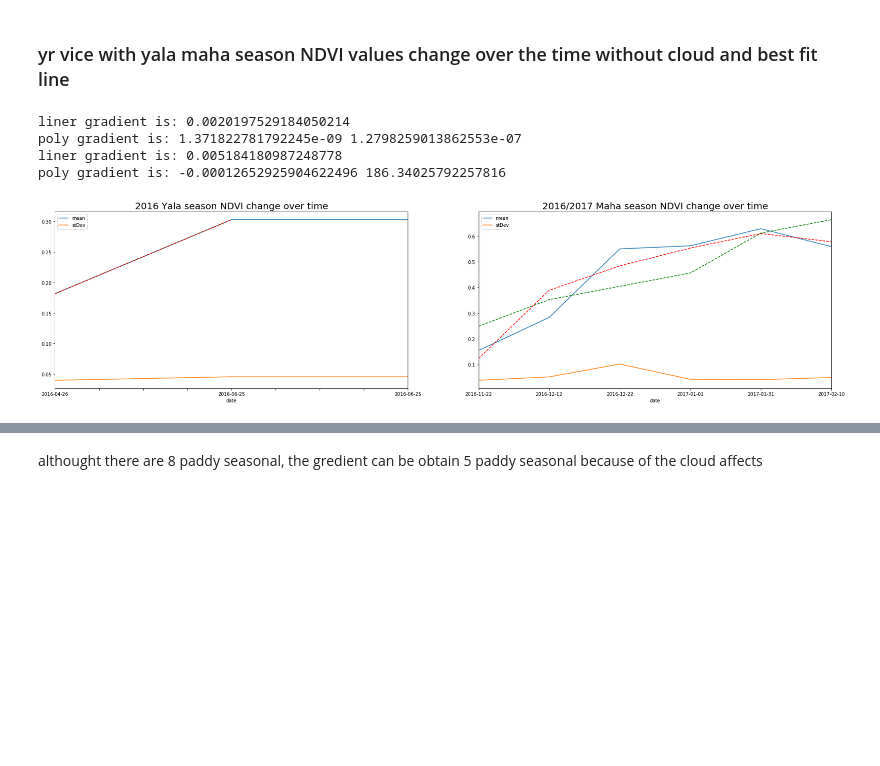
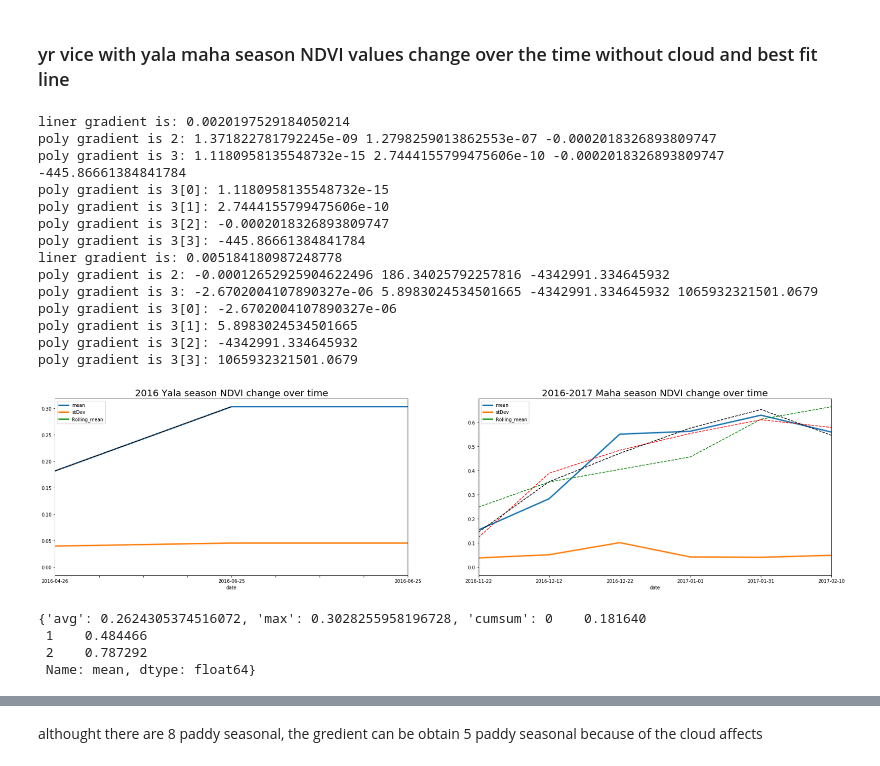
Before and after one commit to Rasika666/final_research, a Jupyter notebook: sat_image/R_analysis.ipynb, the cells around one changed output, grey strips where cells are left out. Drawn from its saved outputs; the diff is of its cells as text; code cells hidden in the pictures; blank space fills up the shorter version.

```diff
--- a/sat_image/R_analysis.ipynb
+++ b/sat_image/R_analysis.ipynb
@@ -30,0 +31,3 @@ pandas.core.series.Series
+# %%
+ndvi_df['Ticks'] = range(0,len(ndvi_df.index.values))
+ndvi_df.head(5)
@@ -30,0 +41,3 @@ pandas.core.series.Series
+# %%
+ndvi_df['Rolling_mean'] = ndvi_df['mean'].rolling(window = 10).mean()
+ndvi_df.head(5)
@@ -48,6 +68,6 @@ for i, year in enumerate(years):
     #save data & and plot
     new_df.to_csv('./csv/'+str(year)+'ndvi.csv', sep=',')
 #     axes[row-1,col].plot(new_df['date'],new_df['mean'])
-    new_df.plot(x='date',y=['mean', 'stDev'], ax=axes[row-1,col])
+    new_df.plot(x='date',y=['mean', 'stDev', 'Rolling_mean'], ax=axes[row-1,col])
     axes[row-1,col].set_title(str(year) + ' NDVI value change over time')
 # %% [output]
@@ -147,8 +232,25 @@ def ndvi_yala_maha_with_out_cloud(yala_Maha_dates, yala_maha_tag):
 # %%
-ndvi_yala_maha_with_out_cloud([['2016-04-25', '2016-08-30'], ['2016-10-26', '2017-02-25']],[['2016', 'Yala'],['2016/2017', 'Maha']])
+ndvi_yala_maha_with_out_cloud([['2016-04-25', '2016-08-30'], ['2016-10-26', '2017-02-25']],[['2016', 'Yala'],['2016-2017', 'Maha']])
 # %% [output]
 liner gradient is: 0.0020197529184050214
-poly gradient is: 1.371822781792245e-09 1.2798259013862553e-07
+poly gradient is 2: 1.371822781792245e-09 1.2798259013862553e-07 -0.0002018326893809747
+poly gradient is 3: 1.1180958135548732e-15 2.7444155799475606e-10 -0.0002018326893809747 -445.86661384841784
+poly gradient is 3[0]: 1.1180958135548732e-15
+poly gradient is 3[1]: 2.7444155799475606e-10
+poly gradient is 3[2]: -0.0002018326893809747
+poly gradient is 3[3]: -445.86661384841784
 liner gradient is: 0.005184180987248778
-poly gradient is: -0.00012652925904622496 186.34025792257816
+poly gradient is 2: -0.00012652925904622496 186.34025792257816 -4342991.334645932
+poly gradient is 3: -2.6702004107890327e-06 5.8983024534501665 -4342991.334645932 1065932321501.0679
+poly gradient is 3[0]: -2.6702004107890327e-06
+poly gradient is 3[1]: 5.8983024534501665
+poly gradient is 3[2]: -4342991.334645932
+poly gradient is 3[3]: 1065932321501.0679
-[figure, old version]
+[figure, new version]
+# %%
+get_core_info_NDVI_original('./csv/update_yield/2016_Yala_ndvi.csv')
+# %% [output]
+{'avg': 0.2624305374516072, 'max': 0.3028255958196728, 'cumsum': 0    0.181640
+ 1    0.484466
+ 2    0.787292
+ Name: mean, dtype: float64}
```
Also changed, not shown: parts of 29 cells of this notebook, 26 other files.
